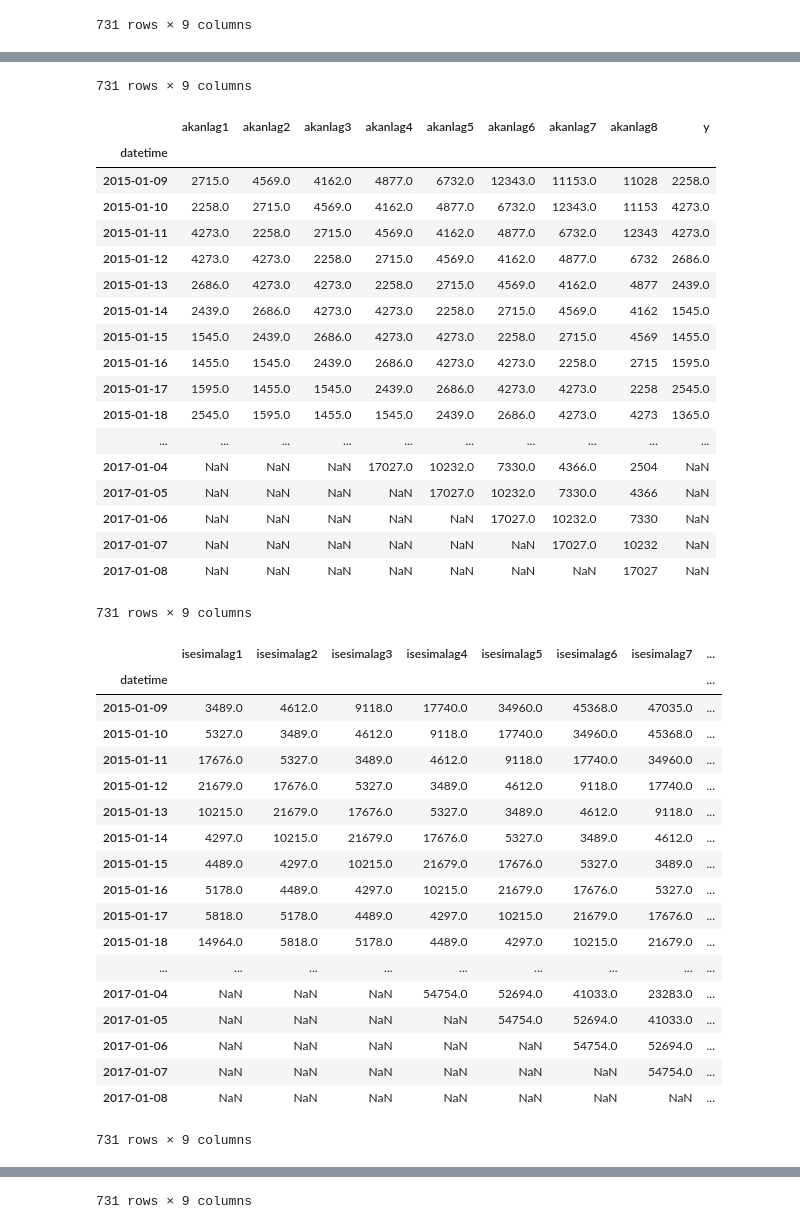
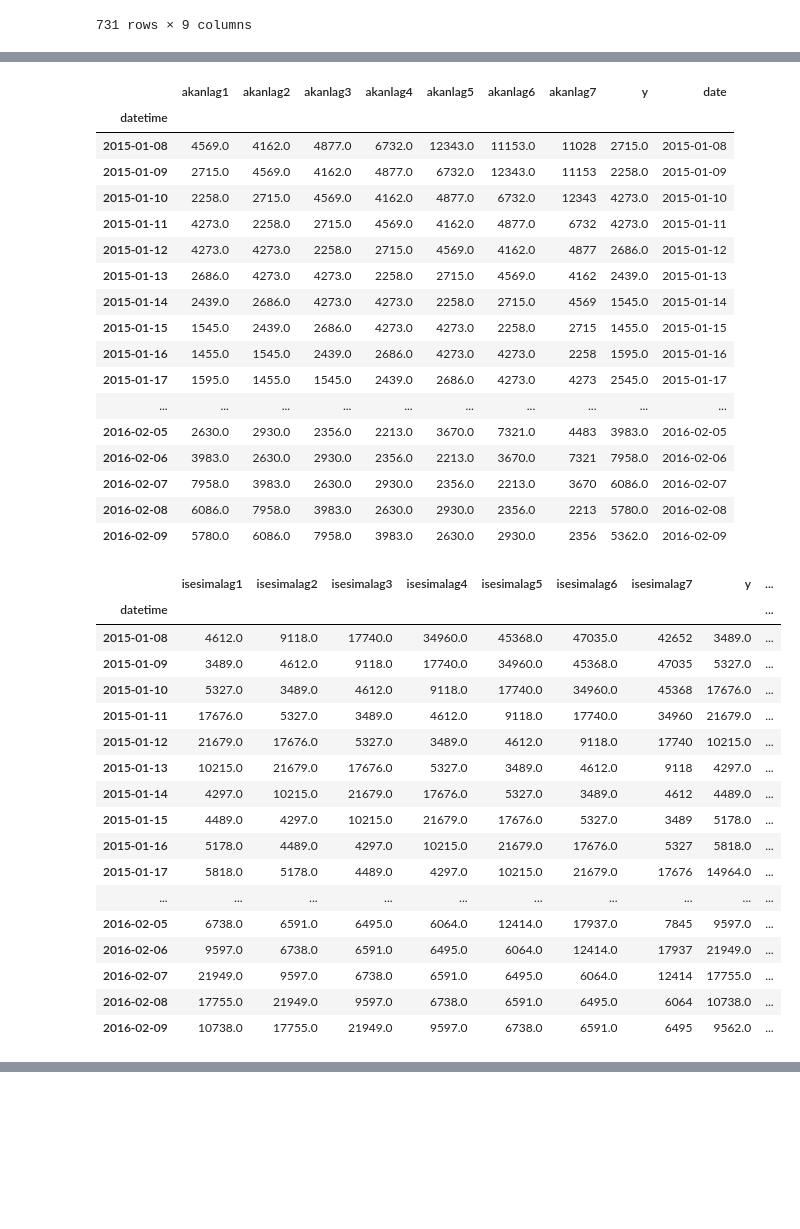
Before and after one commit to watanta/tourism, a Jupyter notebook: code/preprocess.ipynb, the cells around one changed output, grey strips where cells are left out. Saved outputs shown, nothing was run; the diff lists cells and outputs as text; code cells hidden in the pictures; blank space fills up the shorter version.

```diff
--- a/code/preprocess.ipynb
+++ b/code/preprocess.ipynb
@@ -1,6 +1,10 @@
 # %%
 import pandas as pd
 import pandas.tseries.offsets as offsets
+# %%
+
+pd.set_option("display.max_rows", 10000)
+pd.set_option("display.max_columns", 10000)
 # %%
 tourism_train = pd.read_csv("../data/train.tsv",delimiter="\t")
 print(tourism_train.shape)
@@ -269,5 +306,5 @@ feature.to_csv("../data/"+target+"l"+str(lag)+".csv")
 # %%
-lag = 8
+lag = 7
 targets = ["aso","akan","isesima","ooyama","kirisima","kerama","towada","nikko"]
 
 for target in targets:
@@ -279,7 +316,9 @@ for target in targets:
     for l in list(range(1,lag+1)):
         feature.loc[:,target + "lag"+str(l)] = data[target].shift(-(lag-l))
     feature.loc[:,"y"] = data[target].shift(-lag)
+    feature["date"]= feature.index + offsets.Day(lag)
     feature.index = feature.index + offsets.Day(lag)
+
     display(feature)
     feature.to_csv("../data/"+target+"l"+str(lag)+".csv")
 # %% [output]
@@ -304,39 +343,36 @@ for target in targets:
-731 rows × 9 columns
-|  | akanlag1 | akanlag2 | akanlag3 | akanlag4 | akanlag5 | akanlag6 | akanlag7 | akanlag8 | y |
+|  | akanlag1 | akanlag2 | akanlag3 | akanlag4 | akanlag5 | akanlag6 | akanlag7 | y | date |
 | datetime |  |  |  |  |  |  |  |  |  |
-| 2015-01-09 | 2715.0 | 4569.0 | 4162.0 | 4877.0 | 6732.0 | 12343.0 | 11153.0 | 11028 | 2258.0 |
-| 2015-01-10 | 2258.0 | 2715.0 | 4569.0 | 4162.0 | 4877.0 | 6732.0 | 12343.0 | 11153 | 4273.0 |
-| 2015-01-11 | 4273.0 | 2258.0 | 2715.0 | 4569.0 | 4162.0 | 4877.0 | 6732.0 | 12343 | 4273.0 |
-| 2015-01-12 | 4273.0 | 4273.0 | 2258.0 | 2715.0 | 4569.0 | 4162.0 | 4877.0 | 6732 | 2686.0 |
-| 2015-01-13 | 2686.0 | 4273.0 | 4273.0 | 2258.0 | 2715.0 | 4569.0 | 4162.0 | 4877 | 2439.0 |
-| 2015-01-14 | 2439.0 | 2686.0 | 4273.0 | 4273.0 | 2258.0 | 2715.0 | 4569.0 | 4162 | 1545.0 |
-| 2015-01-15 | 1545.0 | 2439.0 | 2686.0 | 4273.0 | 4273.0 | 2258.0 | 2715.0 | 4569 | 1455.0 |
-| 2015-01-16 | 1455.0 | 1545.0 | 2439.0 | 2686.0 | 4273.0 | 4273.0 | 2258.0 | 2715 | 1595.0 |
-| 2015-01-17 | 1595.0 | 1455.0 | 1545.0 | 2439.0 | 2686.0 | 4273.0 | 4273.0 | 2258 | 2545.0 |
-| 2015-01-18 | 2545.0 | 1595.0 | 1455.0 | 1545.0 | 2439.0 | 2686.0 | 4273.0 | 4273 | 1365.0 |
+| 2015-01-08 | 4569.0 | 4162.0 | 4877.0 | 6732.0 | 12343.0 | 11153.0 | 11028 | 2715.0 | 2015-01-08 |
+| 2015-01-09 | 2715.0 | 4569.0 | 4162.0 | 4877.0 | 6732.0 | 12343.0 | 11153 | 2258.0 | 2015-01-09 |
+| 2015-01-10 | 2258.0 | 2715.0 | 4569.0 | 4162.0 | 4877.0 | 6732.0 | 12343 | 4273.0 | 2015-01-10 |
+| 2015-01-11 | 4273.0 | 2258.0 | 2715.0 | 4569.0 | 4162.0 | 4877.0 | 6732 | 4273.0 | 2015-01-11 |
+| 2015-01-12 | 4273.0 | 4273.0 | 2258.0 | 2715.0 | 4569.0 | 4162.0 | 4877 | 2686.0 | 2015-01-12 |
+| 2015-01-13 | 2686.0 | 4273.0 | 4273.0 | 2258.0 | 2715.0 | 4569.0 | 4162 | 2439.0 | 2015-01-13 |
+| 2015-01-14 | 2439.0 | 2686.0 | 4273.0 | 4273.0 | 2258.0 | 2715.0 | 4569 | 1545.0 | 2015-01-14 |
+| 2015-01-15 | 1545.0 | 2439.0 | 2686.0 | 4273.0 | 4273.0 | 2258.0 | 2715 | 1455.0 | 2015-01-15 |
+| 2015-01-16 | 1455.0 | 1545.0 | 2439.0 | 2686.0 | 4273.0 | 4273.0 | 2258 | 1595.0 | 2015-01-16 |
+| 2015-01-17 | 1595.0 | 1455.0 | 1545.0 | 2439.0 | 2686.0 | 4273.0 | 4273 | 2545.0 | 2015-01-17 |
 | ... | ... | ... | ... | ... | ... | ... | ... | ... | ... |
-| 2017-01-04 | NaN | NaN | NaN | 17027.0 | 10232.0 | 7330.0 | 4366.0 | 2504 | NaN |
-| 2017-01-05 | NaN | NaN | NaN | NaN | 17027.0 | 10232.0 | 7330.0 | 4366 | NaN |
-| 2017-01-06 | NaN | NaN | NaN | NaN | NaN | 17027.0 | 10232.0 | 7330 | NaN |
-| 2017-01-07 | NaN | NaN | NaN | NaN | NaN | NaN | 17027.0 | 10232 | NaN |
-| 2017-01-08 | NaN | NaN | NaN | NaN | NaN | NaN | NaN | 17027 | NaN |
+| 2016-02-05 | 2630.0 | 2930.0 | 2356.0 | 2213.0 | 3670.0 | 7321.0 | 4483 | 3983.0 | 2016-02-05 |
+| 2016-02-06 | 3983.0 | 2630.0 | 2930.0 | 2356.0 | 2213.0 | 3670.0 | 7321 | 7958.0 | 2016-02-06 |
+| 2016-02-07 | 7958.0 | 3983.0 | 2630.0 | 2930.0 | 2356.0 | 2213.0 | 3670 | 6086.0 | 2016-02-07 |
+| 2016-02-08 | 6086.0 | 7958.0 | 3983.0 | 2630.0 | 2930.0 | 2356.0 | 2213 | 5780.0 | 2016-02-08 |
+| 2016-02-09 | 5780.0 | 6086.0 | 7958.0 | 3983.0 | 2630.0 | 2930.0 | 2356 | 5362.0 | 2016-02-09 |
-731 rows × 9 columns
-|  | isesimalag1 | isesimalag2 | isesimalag3 | isesimalag4 | isesimalag5 | isesimalag6 | isesimalag7 | ... |
-| datetime |  |  |  |  |  |  |  | ... |
-| 2015-01-09 | 3489.0 | 4612.0 | 9118.0 | 17740.0 | 34960.0 | 45368.0 | 47035.0 | ... |
-| 2015-01-10 | 5327.0 | 3489.0 | 4612.0 | 9118.0 | 17740.0 | 34960.0 | 45368.0 | ... |
-| 2015-01-11 | 17676.0 | 5327.0 | 3489.0 | 4612.0 | 9118.0 | 17740.0 | 34960.0 | ... |
-| 2015-01-12 | 21679.0 | 17676.0 | 5327.0 | 3489.0 | 4612.0 | 9118.0 | 17740.0 | ... |
-| 2015-01-13 | 10215.0 | 21679.0 | 17676.0 | 5327.0 | 3489.0 | 4612.0 | 9118.0 | ... |
-| 2015-01-14 | 4297.0 | 10215.0 | 21679.0 | 17676.0 | 5327.0 | 3489.0 | 4612.0 | ... |
-| 2015-01-15 | 4489.0 | 4297.0 | 10215.0 | 21679.0 | 17676.0 | 5327.0 | 3489.0 | ... |
-| 2015-01-16 | 5178.0 | 4489.0 | 4297.0 | 10215.0 | 21679.0 | 17676.0 | 5327.0 | ... |
-| 2015-01-17 | 5818.0 | 5178.0 | 4489.0 | 4297.0 | 10215.0 | 21679.0 | 17676.0 | ... |
-| 2015-01-18 | 14964.0 | 5818.0 | 5178.0 | 4489.0 | 4297.0 | 10215.0 | 21679.0 | ... |
-| ... | ... | ... | ... | ... | ... | ... | ... | ... |
-| 2017-01-04 | NaN | NaN | NaN | 54754.0 | 52694.0 | 41033.0 | 23283.0 | ... |
-| 2017-01-05 | NaN | NaN | NaN | NaN | 54754.0 | 52694.0 | 41033.0 | ... |
-| 2017-01-06 | NaN | NaN | NaN | NaN | NaN | 54754.0 | 52694.0 | ... |
-| 2017-01-07 | NaN | NaN | NaN | NaN | NaN | NaN | 54754.0 | ... |
-| 2017-01-08 | NaN | NaN | NaN | NaN | NaN | NaN | NaN | ... |
+|  | isesimalag1 | isesimalag2 | isesimalag3 | isesimalag4 | isesimalag5 | isesimalag6 | isesimalag7 | y | ... |
+| datetime |  |  |  |  |  |  |  |  | ... |
+| 2015-01-08 | 4612.0 | 9118.0 | 17740.0 | 34960.0 | 45368.0 | 47035.0 | 42652 | 3489.0 | ... |
+| 2015-01-09 | 3489.0 | 4612.0 | 9118.0 | 17740.0 | 34960.0 | 45368.0 | 47035 | 5327.0 | ... |
+| 2015-01-10 | 5327.0 | 3489.0 | 4612.0 | 9118.0 | 17740.0 | 34960.0 | 45368 | 17676.0 | ... |
+| 2015-01-11 | 17676.0 | 5327.0 | 3489.0 | 4612.0 | 9118.0 | 17740.0 | 34960 | 21679.0 | ... |
+| 2015-01-12 | 21679.0 | 17676.0 | 5327.0 | 3489.0 | 4612.0 | 9118.0 | 17740 | 10215.0 | ... |
+| 2015-01-13 | 10215.0 | 21679.0 | 17676.0 | 5327.0 | 3489.0 | 4612.0 | 9118 | 4297.0 | ... |
+| 2015-01-14 | 4297.0 | 10215.0 | 21679.0 | 17676.0 | 5327.0 | 3489.0 | 4612 | 4489.0 | ... |
+| 2015-01-15 | 4489.0 | 4297.0 | 10215.0 | 21679.0 | 17676.0 | 5327.0 | 3489 | 5178.0 | ... |
+| 2015-01-16 | 5178.0 | 4489.0 | 4297.0 | 10215.0 | 21679.0 | 17676.0 | 5327 | 5818.0 | ... |
+| 2015-01-17 | 5818.0 | 5178.0 | 4489.0 | 4297.0 | 10215.0 | 21679.0 | 17676 | 14964.0 | ... |
+| ... | ... | ... | ... | ... | ... | ... | ... | ... | ... |
+| 2016-02-05 | 6738.0 | 6591.0 | 6495.0 | 6064.0 | 12414.0 | 17937.0 | 7845 | 9597.0 | ... |
+| 2016-02-06 | 9597.0 | 6738.0 | 6591.0 | 6495.0 | 6064.0 | 12414.0 | 17937 | 21949.0 | ... |
+| 2016-02-07 | 21949.0 | 9597.0 | 6738.0 | 6591.0 | 6495.0 | 6064.0 | 12414 | 17755.0 | ... |
+| 2016-02-08 | 17755.0 | 21949.0 | 9597.0 | 6738.0 | 6591.0 | 6495.0 | 6064 | 10738.0 | ... |
+| 2016-02-09 | 10738.0 | 17755.0 | 21949.0 | 9597.0 | 6738.0 | 6591.0 | 6495 | 9562.0 | ... |
-731 rows × 9 columns
@@ -361,3 +397,2 @@ for target in targets:
-731 rows × 9 columns
 |  | kirisimalag1 | kirisimalag2 | kirisimalag3 | kirisimalag4 | kirisimalag5 | kirisimalag6 | kirisimalag7 | ... |
 | datetime |  |  |  |  |  |  |  | ... |
```
Also changed, not shown: parts of 13 cells of this notebook.
